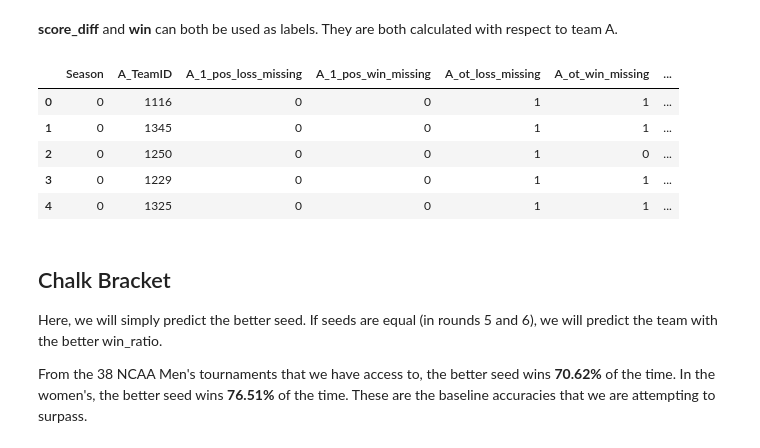
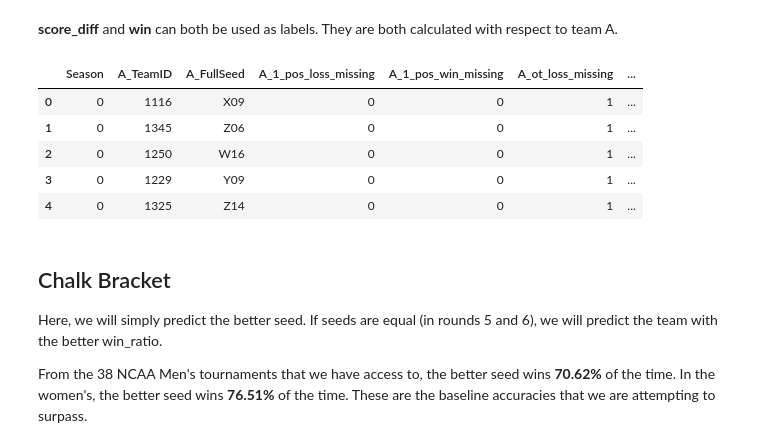
Before and after one commit to heefjones/march_madness, a Jupyter notebook: preds.ipynb, the cells around one changed output. Cells and saved outputs as stored; diff of their text form; code cells hidden in the pictures.

```diff
--- a/preds.ipynb
+++ b/preds.ipynb
@@ -48,8 +48,8 @@ When we input a new row into our model (for the 2024 bracket), the winner could
 # # subtract starting yeaer from season col (to represent years since first tourney). this may capture changes in game play over time
 fcomp['Season'] = np.where(fcomp['WTeamID'] < 3000, fcomp['Season'] - 1985, fcomp['Season'] - 1998)
 
-# drop some unnecessary columns
-cols_def_drop = ['DayNum', 'WFullSeed', 'WRegion', 'Wseed_diff', 'LFullSeed', 'LRegion', 'Lseed_diff', 'abs_seed_diff']
+# drop columns that can't be used as features
+cols_def_drop = ['DayNum', 'WRegion', 'Wseed_diff', 'LRegion', 'Lseed_diff', 'abs_seed_diff']
 
 # drop cols
 fcomp = fcomp.drop(columns=(cols_def_drop))
@@ -132,33 +132,37 @@ fcomp[fcomp['NumOT'] > 0][['score_diff', 'NumOT', 'score_diff_adj']].sort_values
 # %% [markdown]
 __score_diff__ and __win__ can both be used as labels. They are both calculated with respect to team A.
 # %%
+# drop some cols
+fcomp = fcomp.drop(columns=['score_diff', 'NumOT'])
+
 # split on gender, drop cols
-mfcomp = fcomp[fcomp['A_TeamID'] < 3000].drop(columns=['A_TeamID', 'B_TeamID', 'NumOT', 'score_diff'])
-wfcomp = fcomp[fcomp['A_TeamID'] >= 3000].drop(columns=['A_TeamID', 'B_TeamID', 'NumOT', 'score_diff'])
+mfcomp = fcomp[fcomp['A_TeamID'] < 3000]
+wfcomp = fcomp[fcomp['A_TeamID'] >= 3000]
 # %%
 # create diff cols (features between 2 teams)
 cols_to_diff = ['1_pos_game_ratio', '1_pos_win_ratio', 'away_win_ratio', 'home_win_ratio', 'max_loss_diff', 'max_win_diff', 'mean_diff', 'mean_papg', 'mean_ppg',
                 'neutral_win_ratio', 'num_games', 'ot_ratio', 'ot_win_ratio', 'recent_mean_pts_against', 'recent_mean_pts_for', 'recent_mean_score_diff', 'recent_std_pts_against',
                 'recent_std_pts_for', 'recent_std_score_diff', 'recent_win_ratio', 'std_diff', 'std_papg', 'std_ppg', 'win_ratio', 'Seed', 'seed_win_prob']
 
-cols_to_keep = ['Season', 'A_TeamID', 'A_1_pos_loss_missing', 'A_1_pos_win_missing', 'A_ot_loss_missing', 'A_ot_win_missing', 'A_PlayIn', 'B_1_pos_loss_missing', 'B_1_pos_win_missing',
-                'B_ot_loss_missing', 'B_ot_win_missing', 'B_PlayIn', 'A_Loc_A', 'A_Loc_H', 'round_2', 'round_3', 'round_4', 'round_5', 'round_6', 'score_diff_adj', 'win']
+cols_to_keep = ['Season', 'A_TeamID', 'A_FullSeed', 'A_1_pos_loss_missing', 'A_1_pos_win_missing', 'A_ot_loss_missing', 'A_ot_win_missing', 'A_PlayIn', 'B_TeamID', 'B_FullSeed',
+                'B_1_pos_loss_missing', 'B_1_pos_win_missing', 'B_ot_loss_missing', 'B_ot_win_missing', 'B_PlayIn', 'A_Loc_A', 'A_Loc_H', 'round_2', 'round_3', 'round_4', 'round_5',
+                'round_6', 'score_diff_adj', 'win']
 
 # create diff df
 fcomp_diff = fcomp[cols_to_keep].copy()
 
 # create diff cols
 for col in cols_to_diff:
     fcomp_diff[col + '_diff'] = fcomp['A_' + col] - fcomp['B_' + col]
 
 # check
 fcomp_diff.head()
 # %% [output]
-|  | Season | A_TeamID | A_1_pos_loss_missing | A_1_pos_win_missing | A_ot_loss_missing | A_ot_win_missing | ... |
-| 0 | 0 | 1116 | 0 | 0 | 1 | 1 | ... |
-| 1 | 0 | 1345 | 0 | 0 | 1 | 1 | ... |
-| 2 | 0 | 1250 | 0 | 0 | 1 | 0 | ... |
-| 3 | 0 | 1229 | 0 | 0 | 1 | 1 | ... |
-| 4 | 0 | 1325 | 0 | 0 | 1 | 1 | ... |
+|  | Season | A_TeamID | A_FullSeed | A_1_pos_loss_missing | A_1_pos_win_missing | A_ot_loss_missing | ... |
+| 0 | 0 | 1116 | X09 | 0 | 0 | 1 | ... |
+| 1 | 0 | 1345 | Z06 | 0 | 0 | 1 | ... |
+| 2 | 0 | 1250 | W16 | 0 | 0 | 1 | ... |
+| 3 | 0 | 1229 | Y09 | 0 | 0 | 1 | ... |
+| 4 | 0 | 1325 | Z14 | 0 | 0 | 1 | ... |
 # %%
 # split on gender, drop team IDs and numOT
```
Also changed, not shown: parts of 21 cells of this notebook, 1 other file.
